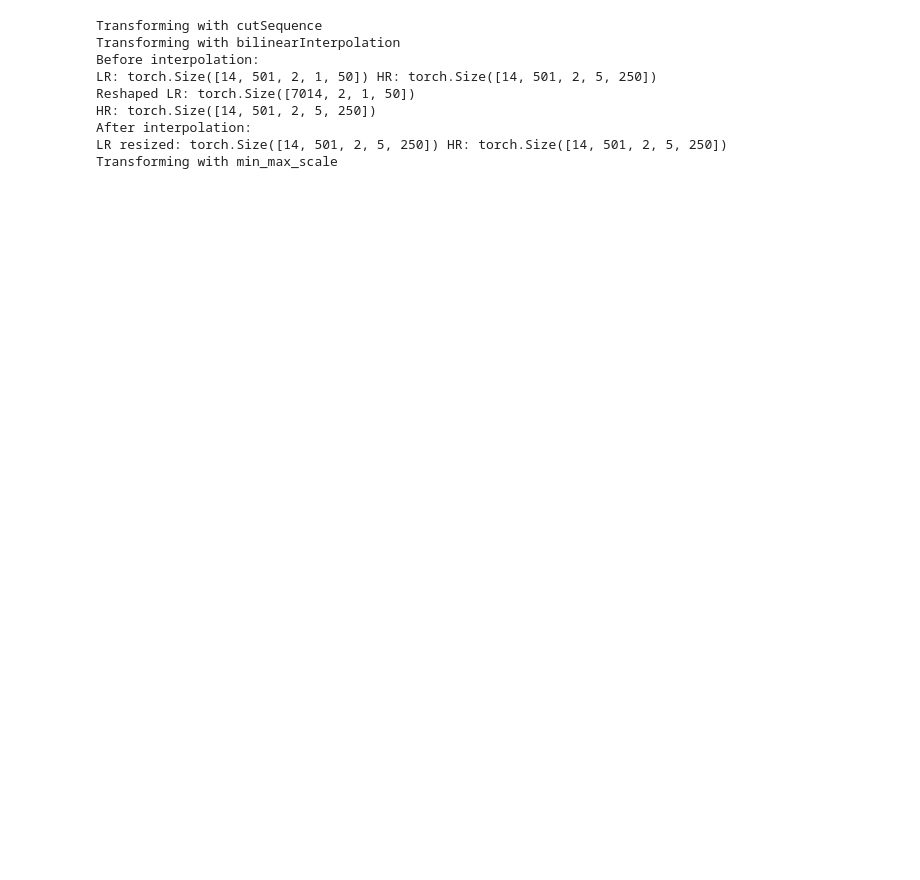
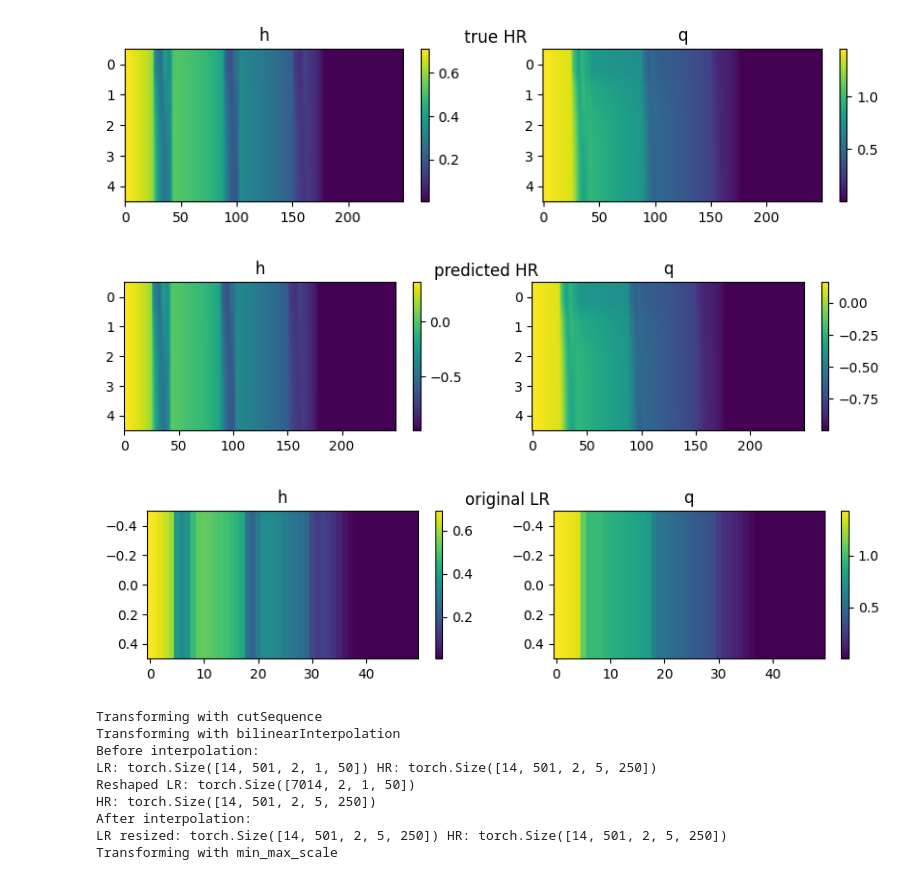
Before and after one commit to MaximeD34/downscaling, a Jupyter notebook: tests.ipynb, the cells around one changed output. Saved outputs shown, nothing was run; the diff lists cells and outputs as text; code cells hidden in the pictures; blank space fills up the shorter version.

```diff
--- a/tests.ipynb
+++ b/tests.ipynb
@@ -7,8 +7,16 @@ import torch.nn.functional as F
 dataLR_dict = torch.load("serialized_data/dataLR.pt")
 dataHR_dict = torch.load("serialized_data/dataHR.pt")
 
-dataLR = dataLR_dict["data"]
-dataHR = dataHR_dict["data"]
+dataLR_raw = dataLR_dict["data"]
+dataHR_raw = dataHR_dict["data"]
+# %%
+plot_single(dataHR_raw[12, 215], "true HR")
+plot_single(dataHR[12, 115], "predicted HR")
+plot_single(dataLR_raw[12, 215], "original LR")
+# %% [output]
+[figure, added]
+[figure, added]
+[figure, added]
 # %%
 import sys
 sys.path.append('../downscaling_module')
```
Also changed, not shown: parts of 8 cells of this notebook.
